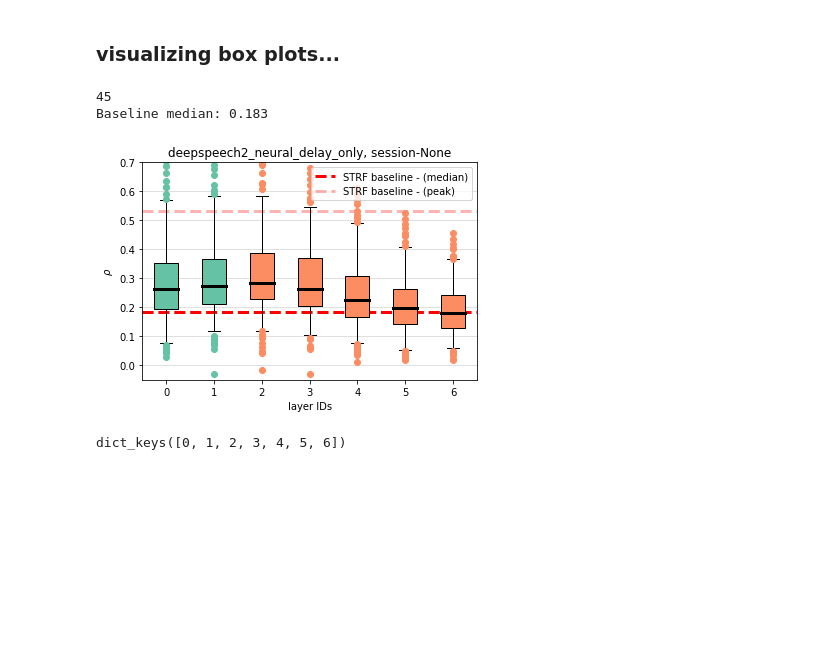
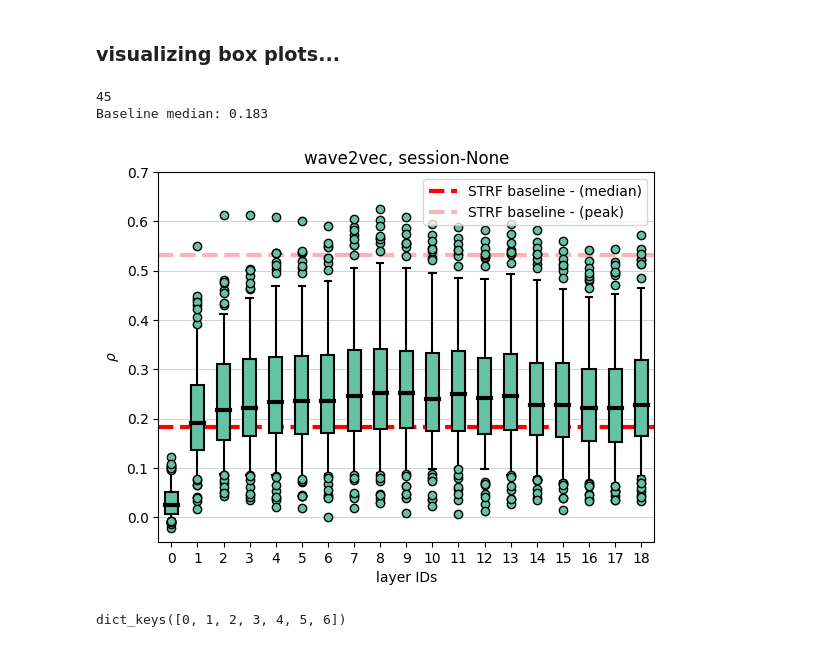
Before and after one commit to bilalhsp/Auditory_Cortex, a Jupyter notebook: experiments/correlations_analysis/correlations_analysis.ipynb, the cells around one changed output. Saved outputs shown, nothing was run; the diff lists cells and outputs as text; code cells hidden in the pictures; blank space fills up the shorter version.

```diff
--- a/experiments/correlations_analysis/correlations_analysis.ipynb
+++ b/experiments/correlations_analysis/correlations_analysis.ipynb
@@ -257,7 +240,7 @@ identifier = ''
 # identifier = 'opt_delay_L6_D0'
 # identifier = 'opt_delays_final'
 # identifier = 'all_opt_delays'
-identifier = 'neural_delay_only'
+# identifier = 'neural_delay_only'
 
 
 # model = 'wave2letter_modified_opt_delays'
@@ -266,7 +249,7 @@ identifier = 'neural_delay_only'
 # model = 'wave2vec2_encoder'
 # model = 'wave2vec2_feature_extractor'
 
-# model_name = 'wave2vec'
+model_name = 'wave2vec'
 # model_name = 'wave2vec2'
 # model_name = 'speech2text'
 # identifier = 'opt_delay'
@@ -274,7 +257,7 @@ identifier = 'neural_delay_only'
 # identifier = 'RF_delay'
 # identifier = 'neural_delay_only_l0'
 
-model_name = 'deepspeech2'
+# model_name = 'deepspeech2'
 # identifier = 'bi_lstm'
 
 # model = 'deepspeech2_bi_lstm'
@@ -298,34 +281,34 @@ model_identifier = model_name + filler + identifier
 for normalized in normalized_list:
     for delta_corr in delta_corr_list:
 
         corr_obj = analysis.Correlations(model_identifier)
 
 
         print(len(np.unique(corr_obj.get_all_sessions())))
         ax, layers_data = corr_obj.box_plot_correlations(
             # session,
             normalized=normalized, threshold=threshold, delta_corr=delta_corr, bin_width=bin_width,
             delay=delay, y_axis_lim=y_axis_lim
             )
 
 
         post_str = 'rho'
         if normalized:
             post_str = post_str + '_' + 'normalized'
         if delta_corr:
             post_str = 'delta_' + post_str
         fig_name = f"{model_identifier}_{post_str}.jpg"
 
 
         # NIPS_dir = 'C\:\Users\\ahmedb\\Desktop\\PhD\\Academic\\Makin\'s Lab\\auditory_cortex\\Results\\NIPS'
         saved_figures = os.path.join(results_dir, 'saved_figures', 'correlations')
         filepath = os.path.join(saved_figures, model_name, fig_name)
         if save_fig:
             plt.savefig(filepath)
 # %% [output]
 45
 Baseline median: 0.183
-[figure, old version]
+[figure, new version]
 # %%
 layers_data.keys()
 # %% [output]
```
Also changed, not shown: parts of 14 cells of this notebook, 8 other files.
